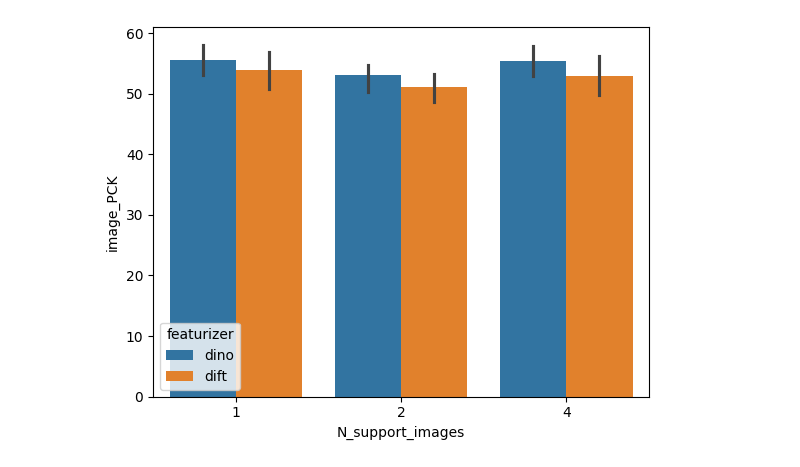
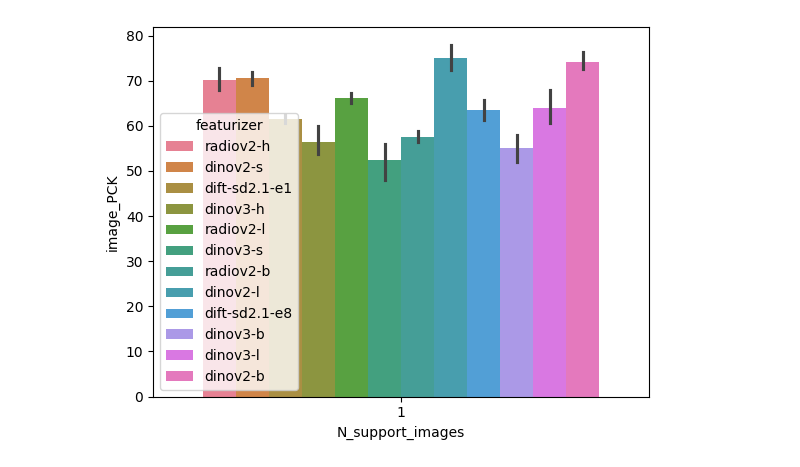
Before and after one commit to tlpss/few-shot-keypoints, a Jupyter notebook: notebooks/visualize_results.ipynb, the cells around one changed output. Cells and saved outputs as stored; diff of their text form; code cells hidden in the pictures.

```diff
--- a/notebooks/visualize_results.ipynb
+++ b/notebooks/visualize_results.ipynb
@@ -1,6 +1,6 @@
 # %%
-csv_file = "/home/tlips/Code/few-shot-keypoints/results/SPAIR-support-sets/SPAIR-support-sets.csv"
-
+# csv_file = "/home/tlips/Code/few-shot-keypoints/results/SPAIR-support-sets/SPAIR-support-sets.csv"
+csv_file = "/home/tlips/Code/few-shot-keypoints/results/SPAIR-correspondences/SPAIR-correspondences.csv"
 import pandas as pd
 
 df = pd.read_csv(csv_file)
@@ -99,7 +140,7 @@ import seaborn as sns
 import matplotlib.pyplot as plt
 
 
-local_df = df[df["category"] == "car"]
+local_df = df[df["category"] == "aeroplane"]
 # add error bars
 sns.barplot(x="N_support_images", y="image_PCK", hue="featurizer", data=local_df)
 
@@ -116 +155 @@ this_df
-[figure, old version]
+[figure, new version]
```
Also changed, not shown: parts of 11 cells of this notebook, 7 other files.
